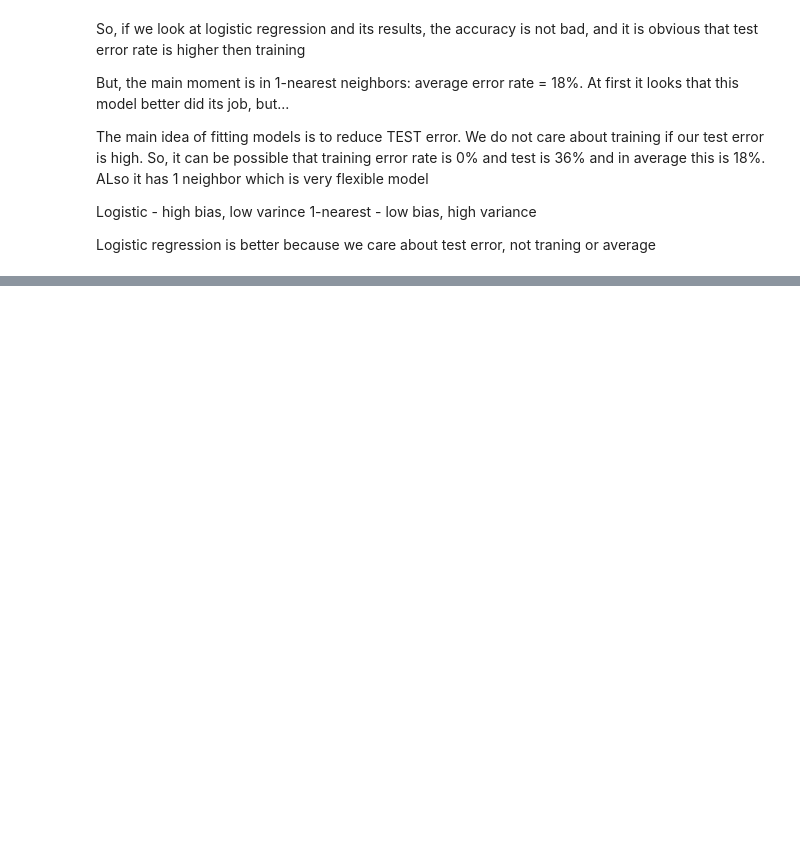
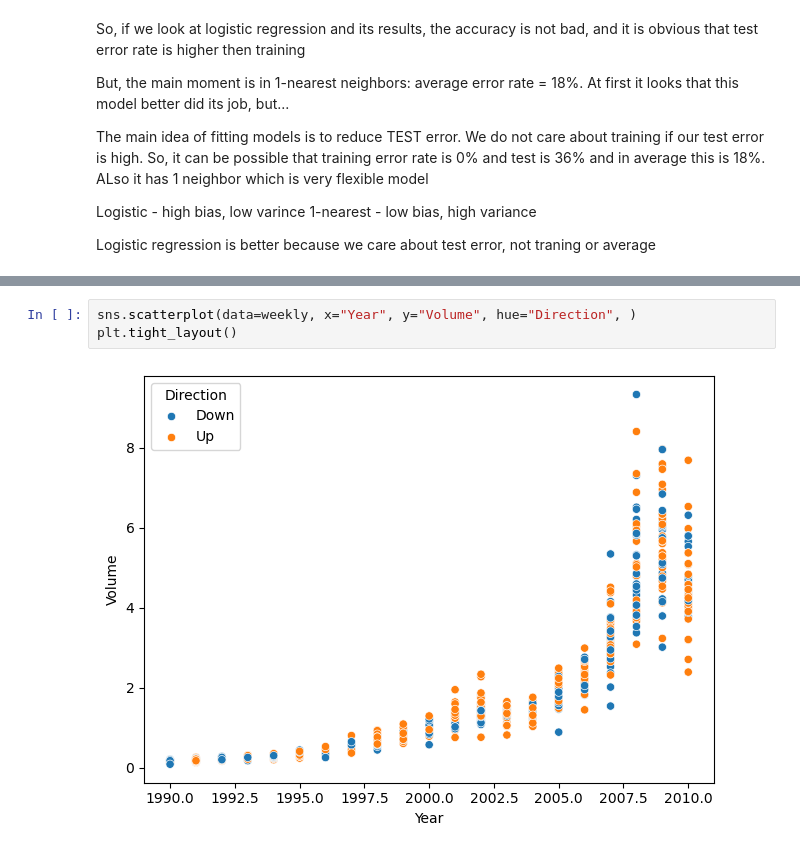
Before and after one commit to kolyakr/ISLP, a Jupyter notebook: 4_classification/exercises.ipynb, the cells around one changed output, grey strips where cells are left out. Saved outputs shown, nothing was run; the diff lists cells and outputs as text; blank space fills up the shorter version.

```diff
--- a/4_classification/exercises.ipynb
+++ b/4_classification/exercises.ipynb
@@ -316,0 +386,5 @@ Logistic regression is better because we care about test error, not traning or a
+# %%
+sns.scatterplot(data=weekly, x="Year", y="Volume", hue="Direction", )
+plt.tight_layout()
+# %% [output]
+[figure, added]
```
Also changed, not shown: parts of 70 cells of this notebook.
